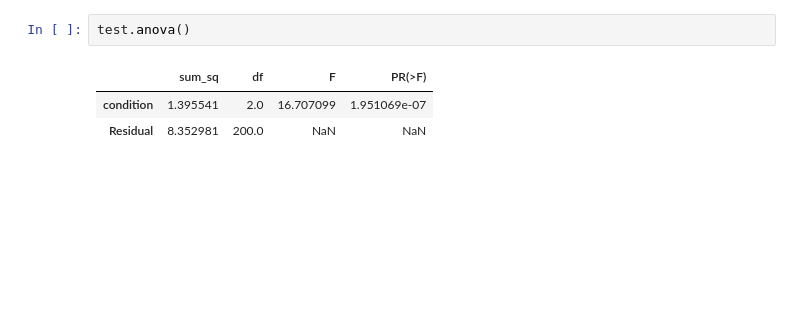
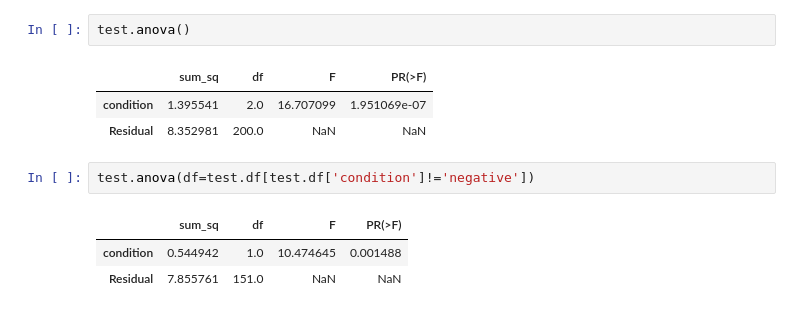
Before and after one commit to c-bun/Riboglow-Tools, a Jupyter notebook: SgExptAnalizer.ipynb, the cells around one changed output. Saved outputs shown, nothing was run; the diff lists cells and outputs as text; blank space fills up the shorter version.

```diff
--- a/SgExptAnalizer.ipynb
+++ b/SgExptAnalizer.ipynb
@@ -203,3 +205,9 @@ test.anova()
 |  | sum_sq | df | F | PR(>F) |
 | condition | 1.395541 | 2.0 | 16.707099 | 1.951069e-07 |
 | Residual | 8.352981 | 200.0 | NaN | NaN |
+# %%
+test.anova(df=test.df[test.df['condition']!='negative'])
+# %% [output]
+|  | sum_sq | df | F | PR(>F) |
+| condition | 0.544942 | 1.0 | 10.474645 | 0.001488 |
+| Residual | 7.855761 | 151.0 | NaN | NaN |
```
Also changed, not shown: parts of 5 cells of this notebook, 1 other file.
